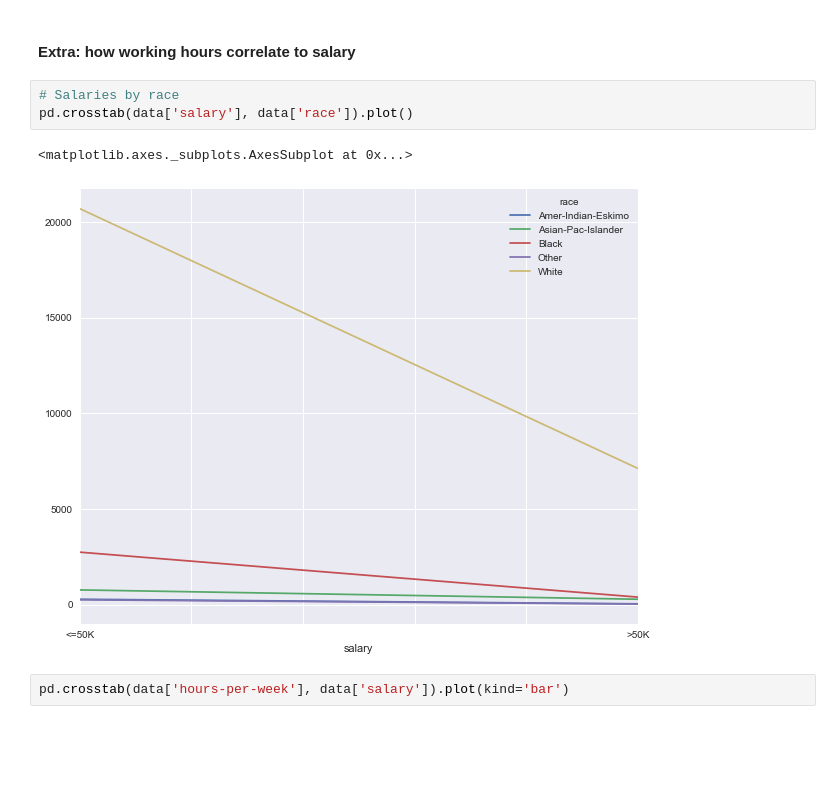
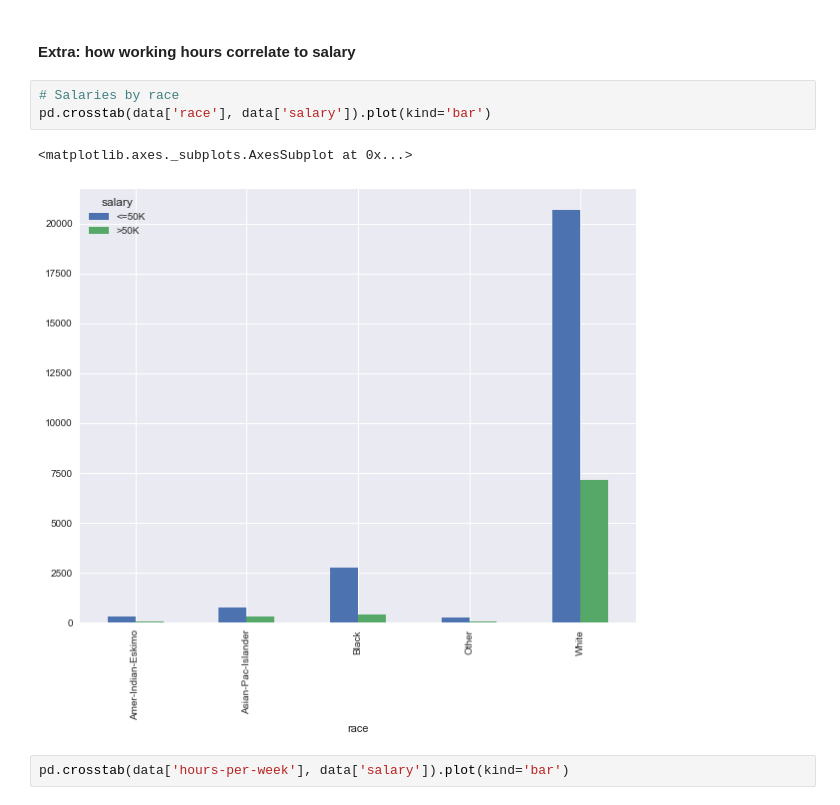
Before and after one commit to pvlbzn/datascience, a Jupyter notebook: adults_analisys.ipynb, the cells around one changed output. Cells and saved outputs as stored; diff of their text form; blank space fills up the shorter version.

```diff
--- a/adults_analisys.ipynb
+++ b/adults_analisys.ipynb
@@ -291,10 +305,10 @@ aie_age.hist()
 #### Extra: how working hours correlate to salary
 # %%
 # Salaries by race
-pd.crosstab(data['salary'], data['race']).plot()
+pd.crosstab(data['race'], data['salary']).plot(kind='bar')
 # %% [output]
 <matplotlib.axes._subplots.AxesSubplot at 0x...>
-[figure, old version]
+[figure, new version]
 # %%
 pd.crosstab(data['hours-per-week'], data['salary']).plot(kind='bar')
 # %% [output]
```
Also changed, not shown: parts of 26 cells of this notebook.
